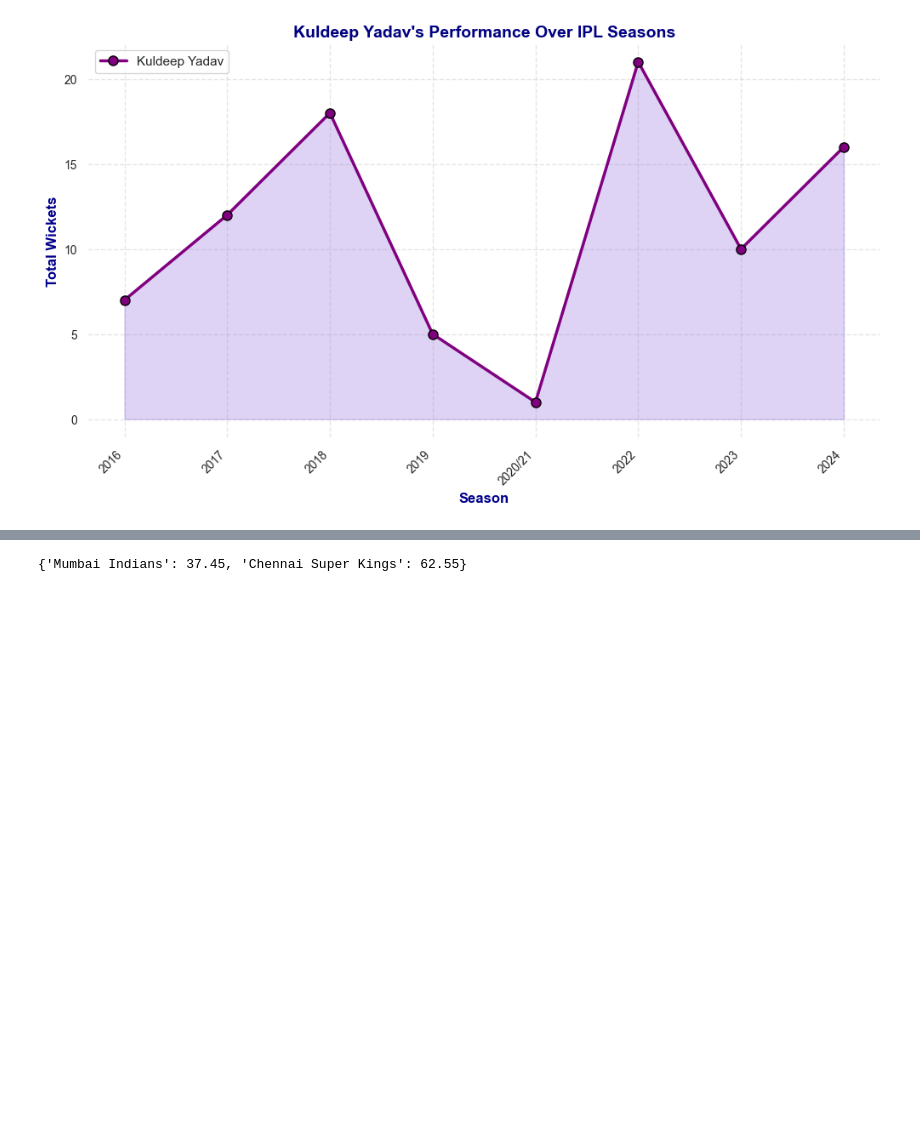
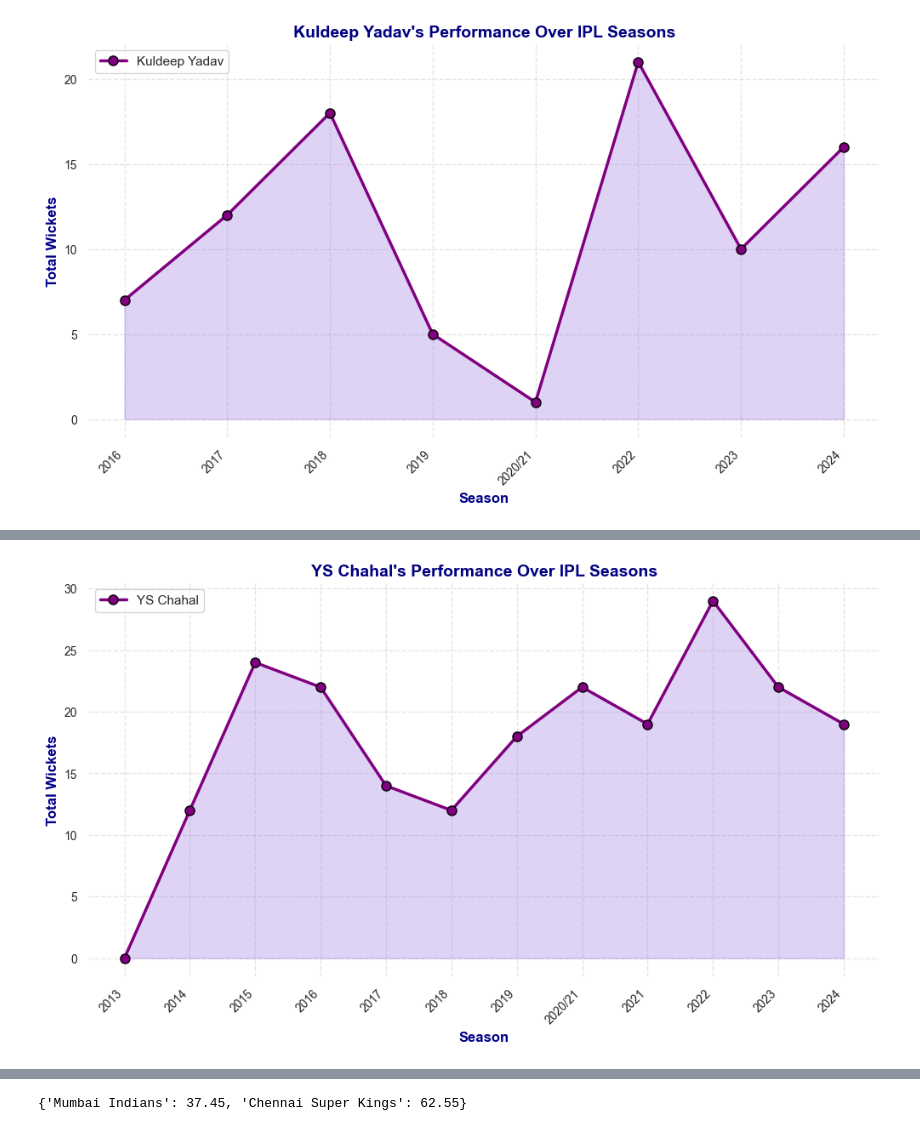
Before and after one commit to Dheer08/Master-s-Python-Assignment, a Jupyter notebook: CA 2/IPL Data Analysis.ipynb, the cells around one changed output, grey strips where cells are left out. Cells and saved outputs as stored; diff of their text form; code cells hidden in the pictures; blank space fills up the shorter version.

```diff
--- a/CA 2/IPL Data Analysis.ipynb
+++ b/CA 2/IPL Data Analysis.ipynb
@@ -1368,38 +1335,3 @@ style_dataframe(top_10_bowlers[['bowler','total_wickets']])
 | SL Malinga | 170.000000 |
 | JJ Bumrah | 168.000000 |
 | RA Jadeja | 160.000000 |
-# %%
-import matplotlib.pyplot as plt
-import seaborn as sns
-
-# Sort bowlers by total wickets
-top_10_bowlers_sorted = top_10_bowlers.sort_values(by="total_wickets", ascending=True)
-
-# Set the style
-plt.figure(figsize=(12, 7))
-sns.set_style("whitegrid")
-
-# Create a bar plot
-ax = sns.barplot(
-    y=top_10_bowlers_sorted["bowler"],
-    x=top_10_bowlers_sorted["total_wickets"],
-    palette="Blues_r"
-)
-
-# Add data labels (Economy & Strike Rate)
-for index, value in enumerate(top_10_bowlers_sorted["total_wickets"]):
-    eco_rate = top_10_bowlers_sorted.iloc[index]["economy_rate"]
-    strike_rate = top_10_bowlers_sorted.iloc[index]["strike_rate"]
-
-    plt.text(value + 1, index, f"Eco: {eco_rate:.2f} | SR: {strike_rate:.1f}", fontsize=10, color="black", va="center")
-
-# Titles and labels
-plt.xlabel("Total Wickets", fontsize=12, fontweight="bold")
-plt.ylabel("Bowler", fontsize=12, fontweight="bold")
-plt.title("Top 10 Bowlers in IPL (Wickets, Economy, Strike Rate)", fontsize=14, fontweight="bold")
-plt.xticks(fontsize=10)
-plt.yticks(fontsize=10)
-plt.grid(axis="x", linestyle="--", alpha=0.7)
-
-# Show plot
-plt.show()
@@ -1524,3 +1393,8 @@ compare_bowler_growth("YS Chahal", "PP Chawla", merged_df)
+# %%
+# Example Usage
+bowler_growth("YS Chahal", merged_df)
+# %% [output]
+[figure, added]
 # %%
 def season_stats(year, team_name=None, player_name=None):
     # Mapping for special season formats
```
Also changed, not shown: parts of 81 cells of this notebook, 3 other files.
